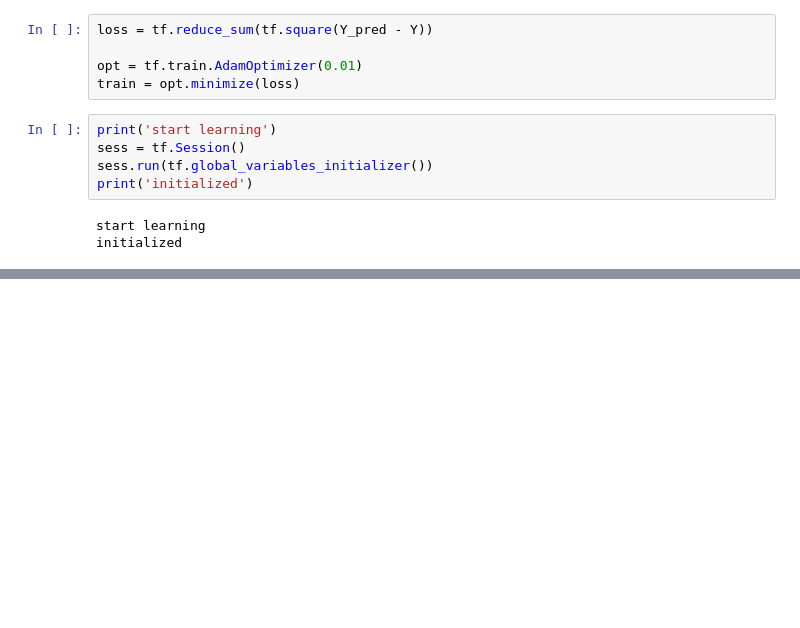
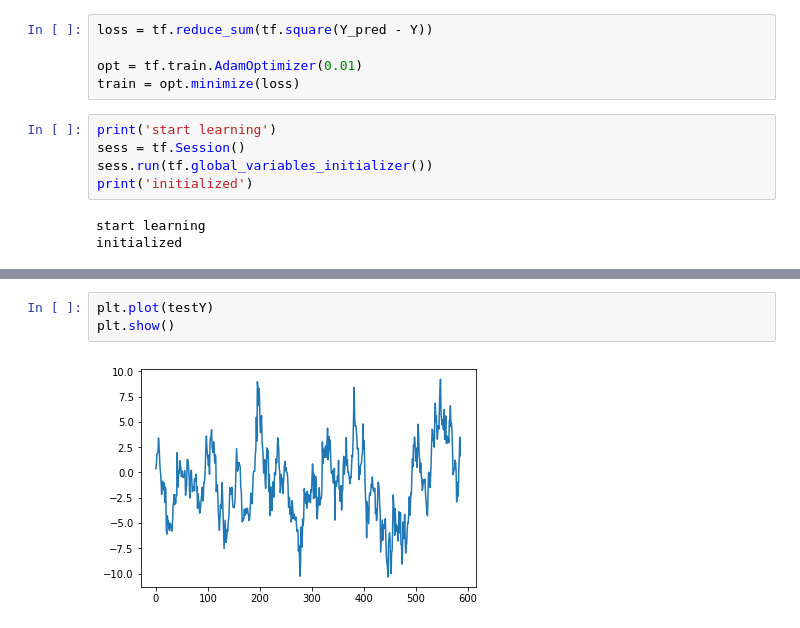
Before and after one commit to leeyungyu/practice, a Jupyter notebook: crypto_trading/practice.ipynb, the cells around one changed output, grey strips where cells are left out. Saved outputs shown, nothing was run; the diff lists cells and outputs as text; blank space fills up the shorter version.

```diff
--- a/crypto_trading/practice.ipynb
+++ b/crypto_trading/practice.ipynb
@@ -95,0 +107,5 @@ np.array([price_del[1:]]).shape
+# %%
+plt.plot(testY)
+plt.show()
+# %% [output]
+[figure, added]
```
Also changed, not shown: parts of 13 cells of this notebook, 1 other file.
